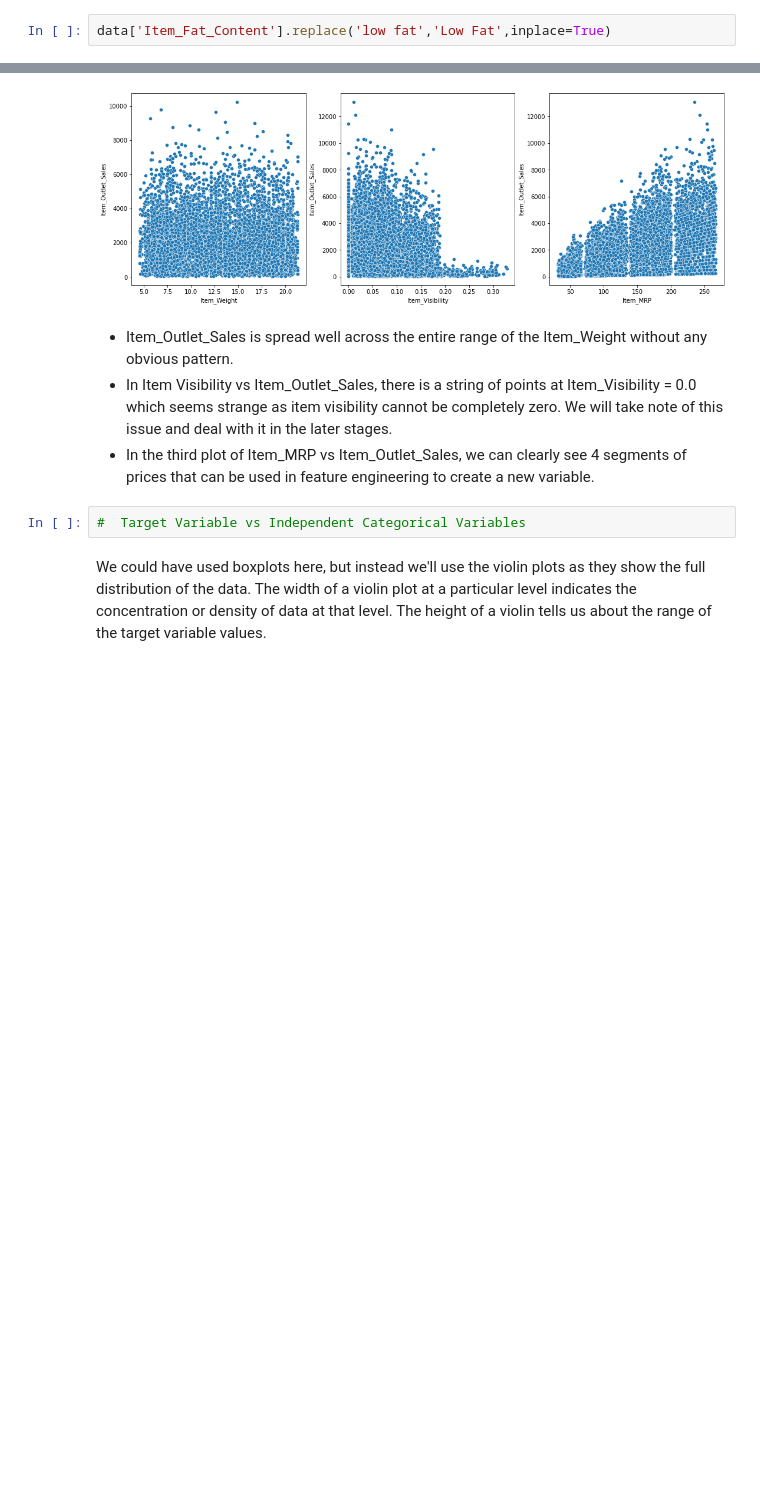
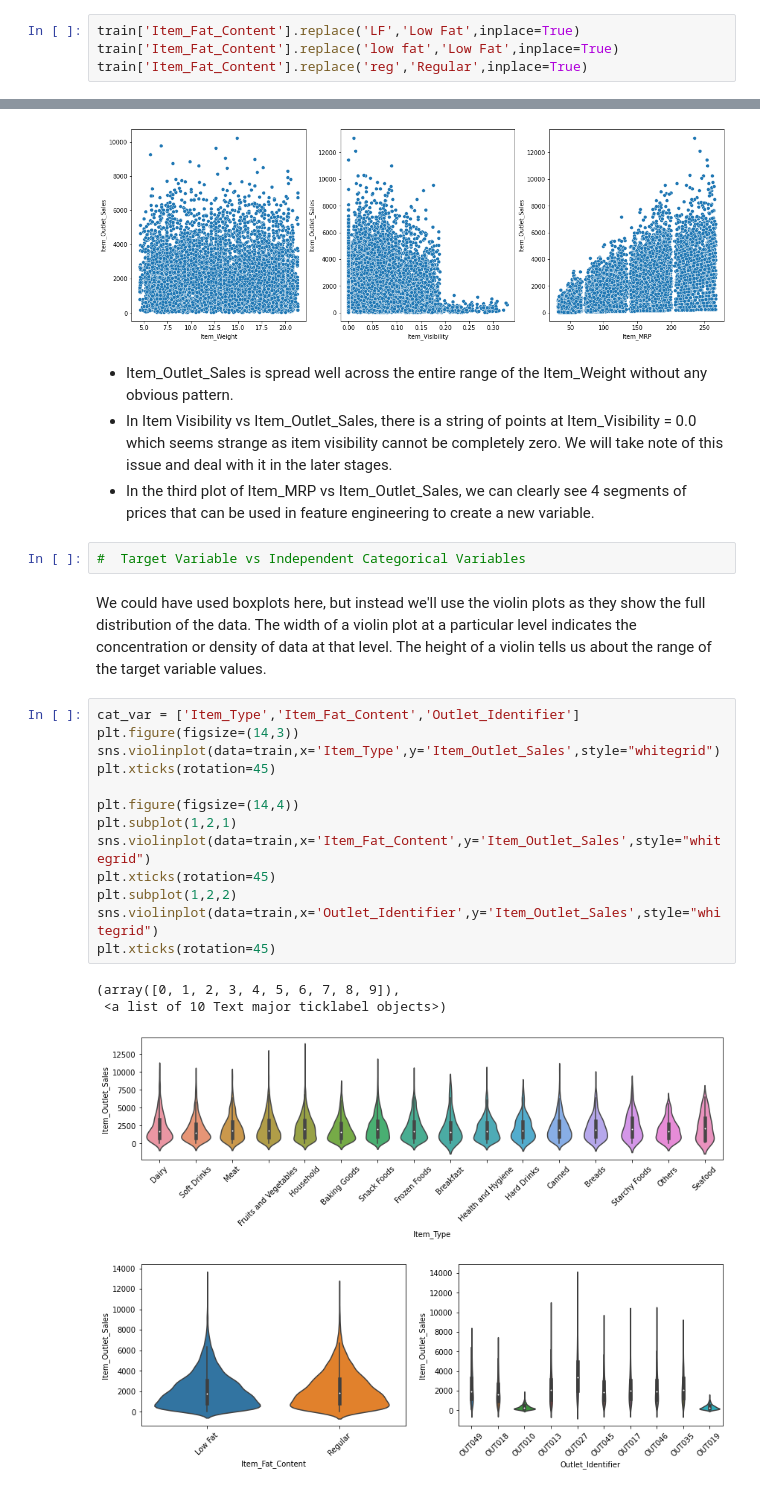
Before and after one commit to sathishrouthu/BigMart-Sales_Prediction, a Jupyter notebook: EDA-BigMart Sales.ipynb, the cells around one changed output, grey strips where cells are left out. Drawn from its saved outputs; the diff is of its cells as text; blank space fills up the shorter version.

```diff
--- a/EDA-BigMart Sales.ipynb
+++ b/EDA-BigMart Sales.ipynb
@@ -128,2 +132,4 @@ data['Item_Fat_Content'].replace('LF','Low Fat',inplace=True)
 # %%
-data['Item_Fat_Content'].replace('low fat','Low Fat',inplace=True)
+train['Item_Fat_Content'].replace('LF','Low Fat',inplace=True)
+train['Item_Fat_Content'].replace('low fat','Low Fat',inplace=True)
+train['Item_Fat_Content'].replace('reg','Regular',inplace=True)
@@ -193,3 +201,21 @@ sns.scatterplot(x=train.Item_MRP, y=train.Item_Outlet_Sales)
 #  Target Variable vs Independent Categorical Variables
 # %% [markdown]
 We could have used boxplots here, but instead we'll use the violin plots as they show the full distribution of the data. The width of a violin plot at a particular level indicates the concentration or density of data at that level. The height of a violin tells us about the range of the target variable values.
+# %%
+cat_var = ['Item_Type','Item_Fat_Content','Outlet_Identifier']
+plt.figure(figsize=(14,3))
+sns.violinplot(data=train,x='Item_Type',y='Item_Outlet_Sales',style="whitegrid")
+plt.xticks(rotation=45)
+
+plt.figure(figsize=(14,4))
+plt.subplot(1,2,1)
+sns.violinplot(data=train,x='Item_Fat_Content',y='Item_Outlet_Sales',style="whitegrid")
+plt.xticks(rotation=45)
+plt.subplot(1,2,2)
+sns.violinplot(data=train,x='Outlet_Identifier',y='Item_Outlet_Sales',style="whitegrid")
+plt.xticks(rotation=45)
+# %% [output]
+(array([0, 1, 2, 3, 4, 5, 6, 7, 8, 9]),
+ <a list of 10 Text major ticklabel objects>)
+[figure, added]
+[figure, added]
```
Also changed, not shown: parts of 7 cells of this notebook.
